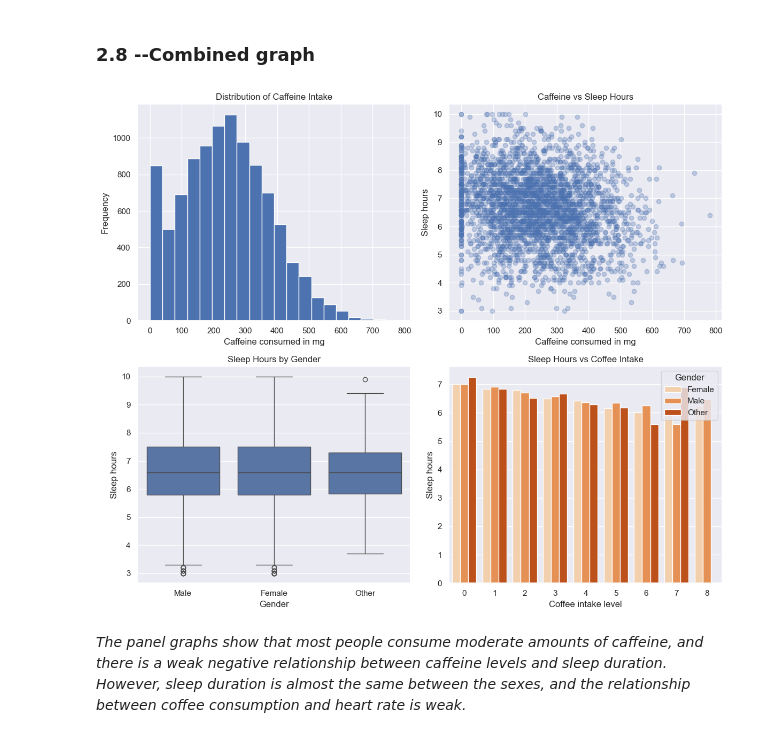
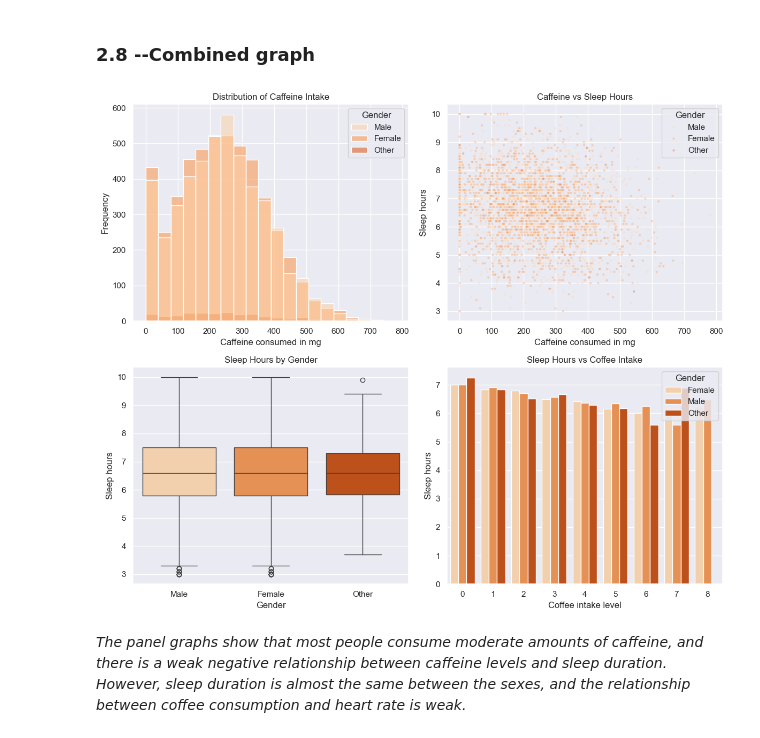
Before and after one commit to OnishchenkoDaria/data-processing-labs, a Jupyter notebook: lab_2/sample.ipynb, the cells around one changed output. Cells and saved outputs as stored; diff of their text form; code cells hidden in the pictures.

```diff
--- a/lab_2/sample.ipynb
+++ b/lab_2/sample.ipynb
@@ -284,45 +284,38 @@ _This matrix show us the correlation level, as we can observe the dependence in
 # %%
 fig, axs = plt.subplots(2, 2, figsize=(12,10))
 sample_df = df.sample(3000, random_state=42)
 
 # Histogram
-axs[0,0].hist(df["Caffeine_mg"], bins=20)
+sns.histplot(data=df, x="Caffeine_mg", hue="Gender", bins=20, palette="Oranges", ax=axs[0,0])
 axs[0,0].set_title("Distribution of Caffeine Intake")
 axs[0,0].set_xlabel("Caffeine consumed in mg")
 axs[0,0].set_ylabel("Frequency")
 
+
 # Scatter plot
-axs[0,1].scatter(sample_df["Caffeine_mg"], sample_df["Sleep_Hours"], alpha=0.3)
+sns.scatterplot(data=sample_df, x="Caffeine_mg", y="Sleep_Hours", hue="Gender", palette="Oranges", alpha=0.3, s=10, ax=axs[0,1])
 axs[0,1].set_title("Caffeine vs Sleep Hours")
 axs[0,1].set_xlabel("Caffeine consumed in mg")
 axs[0,1].set_ylabel("Sleep hours")
 
+
 # Boxplot
-sns.boxplot(data=df, x="Gender", y="Sleep_Hours", ax=axs[1,0])
+sns.boxplot(data=df, x="Gender", y="Sleep_Hours", hue="Gender", palette="Oranges", ax=axs[1,0])
 axs[1,0].set_title("Sleep Hours by Gender")
 axs[1,0].set_xlabel("Gender")
 axs[1,0].set_ylabel("Sleep hours")
 
 # Barplot
 df["Coffee_Intake_round"] = df["Coffee_Intake"].round().astype(int)
-sns.barplot(
-    data=df,
-    x="Coffee_Intake_round",
-    y="Sleep_Hours",
-    hue="Gender",
-    ax=axs[1,1],
-    palette="Oranges",
-    errorbar=None
-)
-
+sns.barplot(data=df, x="Coffee_Intake_round", y="Sleep_Hours", hue="Gender", ax=axs[1,1], palette="Oranges", errorbar=None)
 axs[1,1].set_title("Sleep Hours vs Coffee Intake")
 axs[1,1].set_xlabel("Coffee intake level")
 axs[1,1].set_ylabel("Sleep hours")
 axs[1,1].legend(title="Gender")
 
 plt.tight_layout()
 plt.show()
 # %% [output]
-[figure, old version]
+[figure, new version]
 # %% [markdown]
 _The panel graphs show that most people consume moderate amounts of caffeine, and there is a weak negative relationship between caffeine levels and sleep duration. However, sleep duration is almost the same between the sexes, and the relationship between coffee consumption and heart rate is weak._
```
